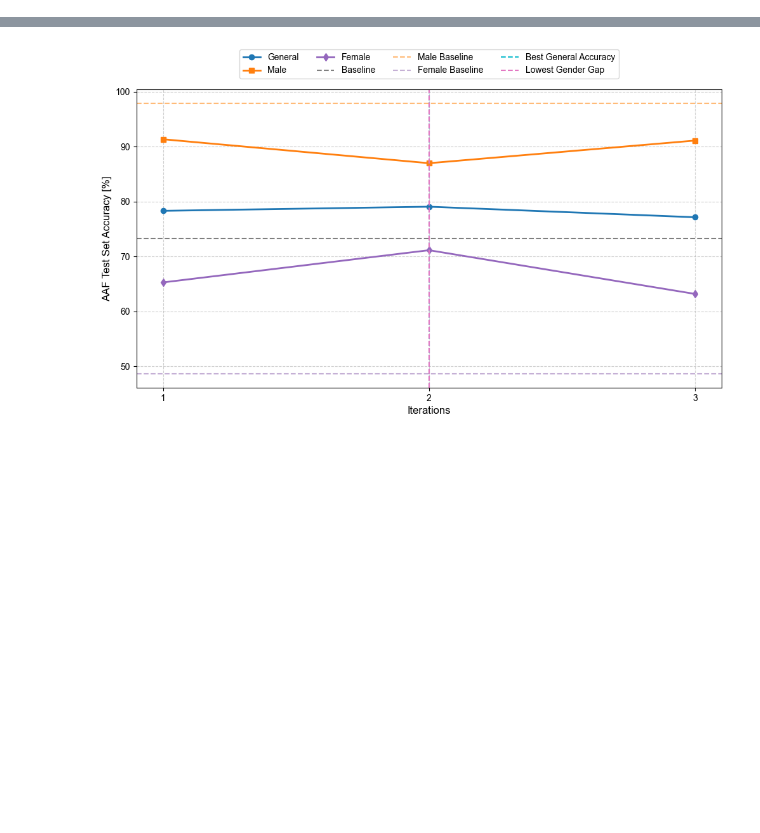
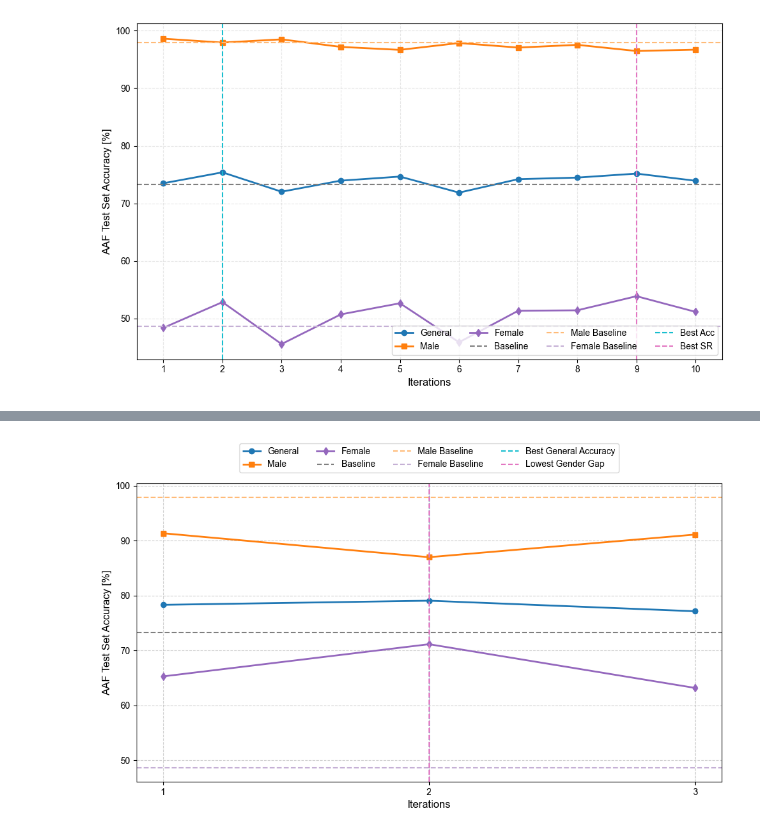
Before and after one commit to haohua13/fairface-pseudo-balancing, a Jupyter notebook: Plotting/article-plots.ipynb, the cells around one changed output, grey strips where cells are left out. Drawn from its saved outputs; the diff is of its cells as text; code cells hidden in the pictures; blank space fills up the shorter version.

```diff
--- a/Plotting/article-plots.ipynb
+++ b/Plotting/article-plots.ipynb
@@ -60,0 +64,60 @@ plt.show()
+# %%
+import numpy as np
+import matplotlib.pyplot as plt
+import pandas as pd
+
+plt.rcParams['font.family'] = 'Arial'
+
+data = pd.read_csv('../Controlled-Bias-Experiments/last_v2_FixMatch_experiments_results.csv')
+
+initial_row = 72 - 2
+number_iterations = 10
+iterations = np.arange(1, number_iterations+1)
+end_row = initial_row + number_iterations
+
+general_acc = data['Accuracy'][initial_row:end_row].to_numpy()
+female_acc = data['Female Accuracy'][initial_row:end_row].to_numpy()
+male_acc = data['Male Accuracy'][initial_row:end_row].to_numpy()
+
+baseline = 73.28
+male_baseline = 97.94
+female_baseline = 48.61
+difference = np.abs(np.array(male_acc) - np.array(female_acc))
+best_iteration = np.argmin(difference) + 1
+best_general_acc = np.argmax(general_acc) + 1
+
+
+plt.figure(figsize=(10, 6))
+
+# Plot accuracy lines
+plt.plot(iterations, general_acc, label='General', marker='o', color='#1f77b4', linewidth=2)
+plt.plot(iterations, male_acc, label='Male', marker='s', color='#ff7f0e', linewidth=2)
+plt.plot(iterations, female_acc, label='Female', marker='d', color='#9467bd', linewidth=2)
+
+# Plot baselines
+plt.axhline(y=baseline, color='#7f7f7f', linestyle='--', linewidth=1.5, label='Baseline')
+plt.axhline(y=male_baseline, color='#ffbb78', linestyle='--', linewidth=1.5, label='Male Baseline')
+plt.axhline(y=female_baseline, color='#c5b0d5', linestyle='--', linewidth=1.5, label='Female Baseline')
+
+# Plot vertical lines for best iteration and lowest gender gap
+plt.axvline(x=best_general_acc, color='#17becf', linestyle='--', linewidth=1.5, label='Best Acc')
+plt.axvline(x=best_iteration, color='#e377c2', linestyle='--', linewidth=1.5, label='Best SR')
+
+# Labels and title
+plt.xlabel('Iterations', fontsize=12)
+plt.ylabel('AAF Test Set Accuracy [%]', fontsize=12)
+
+# Legend and grid
+plt.legend(loc='best', ncol=4, fontsize=10)
+plt.grid(True, linestyle='--', alpha=0.3)
+
+# Customize ticks
+plt.xticks(iterations, fontsize=10)
+plt.yticks(fontsize=10)
+
+# Save and show
+plt.tight_layout()
+plt.savefig('Unbalanced_FixMatch_0.9_Final.png', dpi=300, bbox_inches='tight')
+plt.show()
+# %% [output]
+[figure, added]
```
Also changed, not shown: parts of 17 cells of this notebook, 22 other files.
